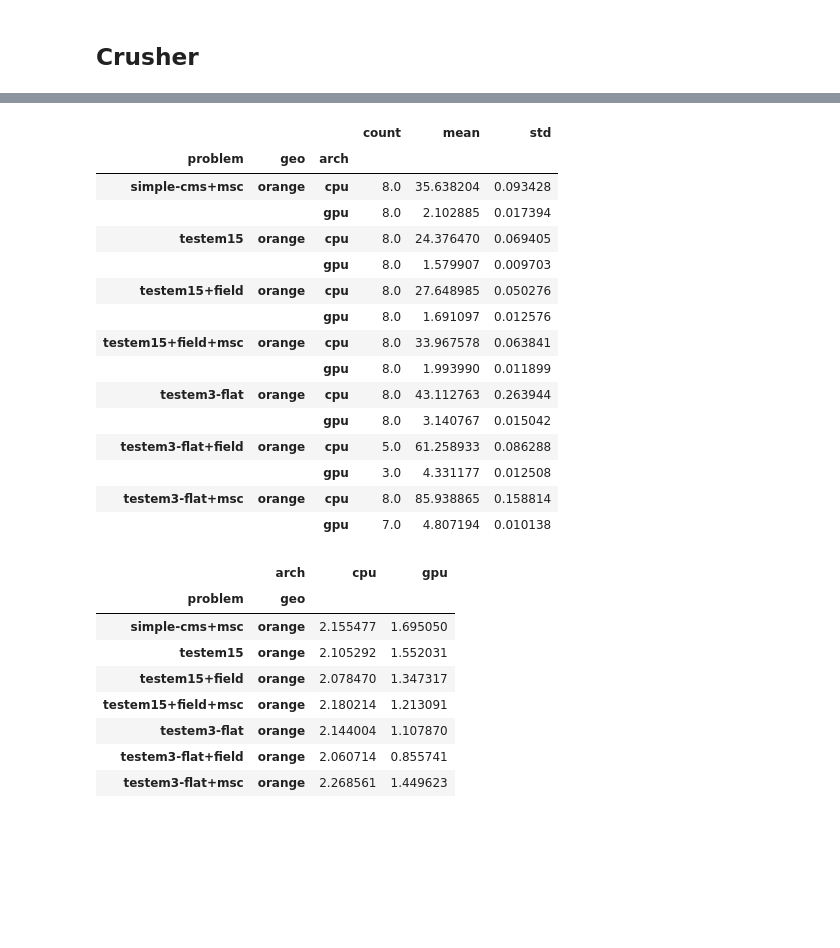
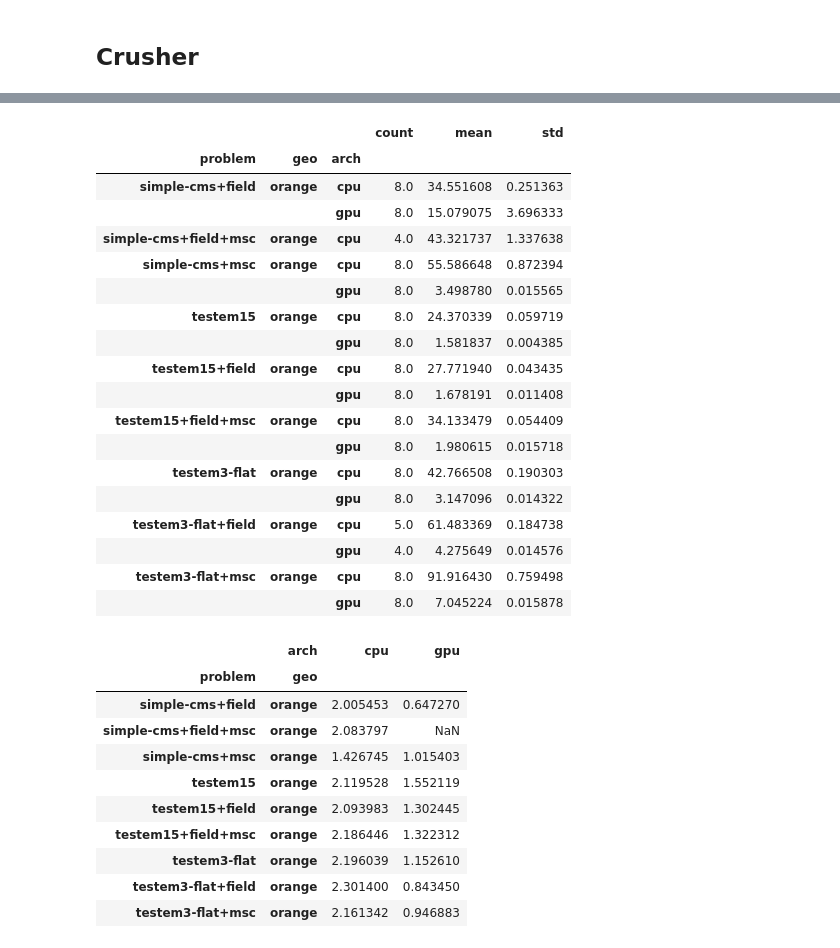
Before and after one commit to celeritas-project/regression, a Jupyter notebook: analysis.ipynb, the cells around one changed output, grey strips where cells are left out. Drawn from its saved outputs; the diff is of its cells as text; code cells hidden in the pictures; blank space fills up the shorter version.

```diff
--- a/analysis.ipynb
+++ b/analysis.ipynb
@@ -323,22 +425,26 @@ analyze.get_cpugpu_ratio(csum['total_time'])
 # %%
+crusher_times = csum['total_time']
 crusher_times
 # %% [output]
 |  |  |  | count | mean | std |
 | problem | geo | arch |  |  |  |
-| simple-cms+msc | orange | cpu | 8.0 | 35.638204 | 0.093428 |
-|  |  | gpu | 8.0 | 2.102885 | 0.017394 |
-| testem15 | orange | cpu | 8.0 | 24.376470 | 0.069405 |
-|  |  | gpu | 8.0 | 1.579907 | 0.009703 |
-| testem15+field | orange | cpu | 8.0 | 27.648985 | 0.050276 |
-|  |  | gpu | 8.0 | 1.691097 | 0.012576 |
-| testem15+field+msc | orange | cpu | 8.0 | 33.967578 | 0.063841 |
-|  |  | gpu | 8.0 | 1.993990 | 0.011899 |
-| testem3-flat | orange | cpu | 8.0 | 43.112763 | 0.263944 |
-|  |  | gpu | 8.0 | 3.140767 | 0.015042 |
-| testem3-flat+field | orange | cpu | 5.0 | 61.258933 | 0.086288 |
-|  |  | gpu | 3.0 | 4.331177 | 0.012508 |
-| testem3-flat+msc | orange | cpu | 8.0 | 85.938865 | 0.158814 |
-|  |  | gpu | 7.0 | 4.807194 | 0.010138 |
+| simple-cms+field | orange | cpu | 8.0 | 34.551608 | 0.251363 |
+|  |  | gpu | 8.0 | 15.079075 | 3.696333 |
+| simple-cms+field+msc | orange | cpu | 4.0 | 43.321737 | 1.337638 |
+| simple-cms+msc | orange | cpu | 8.0 | 55.586648 | 0.872394 |
+|  |  | gpu | 8.0 | 3.498780 | 0.015565 |
+| testem15 | orange | cpu | 8.0 | 24.370339 | 0.059719 |
+|  |  | gpu | 8.0 | 1.581837 | 0.004385 |
+| testem15+field | orange | cpu | 8.0 | 27.771940 | 0.043435 |
+|  |  | gpu | 8.0 | 1.678191 | 0.011408 |
+| testem15+field+msc | orange | cpu | 8.0 | 34.133479 | 0.054409 |
+|  |  | gpu | 8.0 | 1.980615 | 0.015718 |
+| testem3-flat | orange | cpu | 8.0 | 42.766508 | 0.190303 |
+|  |  | gpu | 8.0 | 3.147096 | 0.014322 |
+| testem3-flat+field | orange | cpu | 5.0 | 61.483369 | 0.184738 |
+|  |  | gpu | 4.0 | 4.275649 | 0.014576 |
+| testem3-flat+msc | orange | cpu | 8.0 | 91.916430 | 0.759498 |
+|  |  | gpu | 8.0 | 7.045224 | 0.015878 |
 # %%
 crusher_rates = calc_event_rate(csum)
 summit_rates = calc_event_rate(summed.loc[crusher_times.index])
@@ -354,13 +460,15 @@ counts = {
 # %% [output]
 |  | arch | cpu | gpu |
 | problem | geo |  |  |
-| simple-cms+msc | orange | 2.155477 | 1.695050 |
-| testem15 | orange | 2.105292 | 1.552031 |
-| testem15+field | orange | 2.078470 | 1.347317 |
-| testem15+field+msc | orange | 2.180214 | 1.213091 |
-| testem3-flat | orange | 2.144004 | 1.107870 |
-| testem3-flat+field | orange | 2.060714 | 0.855741 |
-| testem3-flat+msc | orange | 2.268561 | 1.449623 |
+| simple-cms+field | orange | 2.005453 | 0.647270 |
+| simple-cms+field+msc | orange | 2.083797 | NaN |
+| simple-cms+msc | orange | 1.426745 | 1.015403 |
+| testem15 | orange | 2.119528 | 1.552119 |
+| testem15+field | orange | 2.093983 | 1.302445 |
+| testem15+field+msc | orange | 2.186446 | 1.322312 |
+| testem3-flat | orange | 2.196039 | 1.152610 |
+| testem3-flat+field | orange | 2.301400 | 0.843450 |
+| testem3-flat+msc | orange | 2.161342 | 0.946883 |
 # %%
 fig, ax = plt.subplots()
 ax.set_yscale('log')
```
Also changed, not shown: parts of 24 cells of this notebook, 11 other files.
